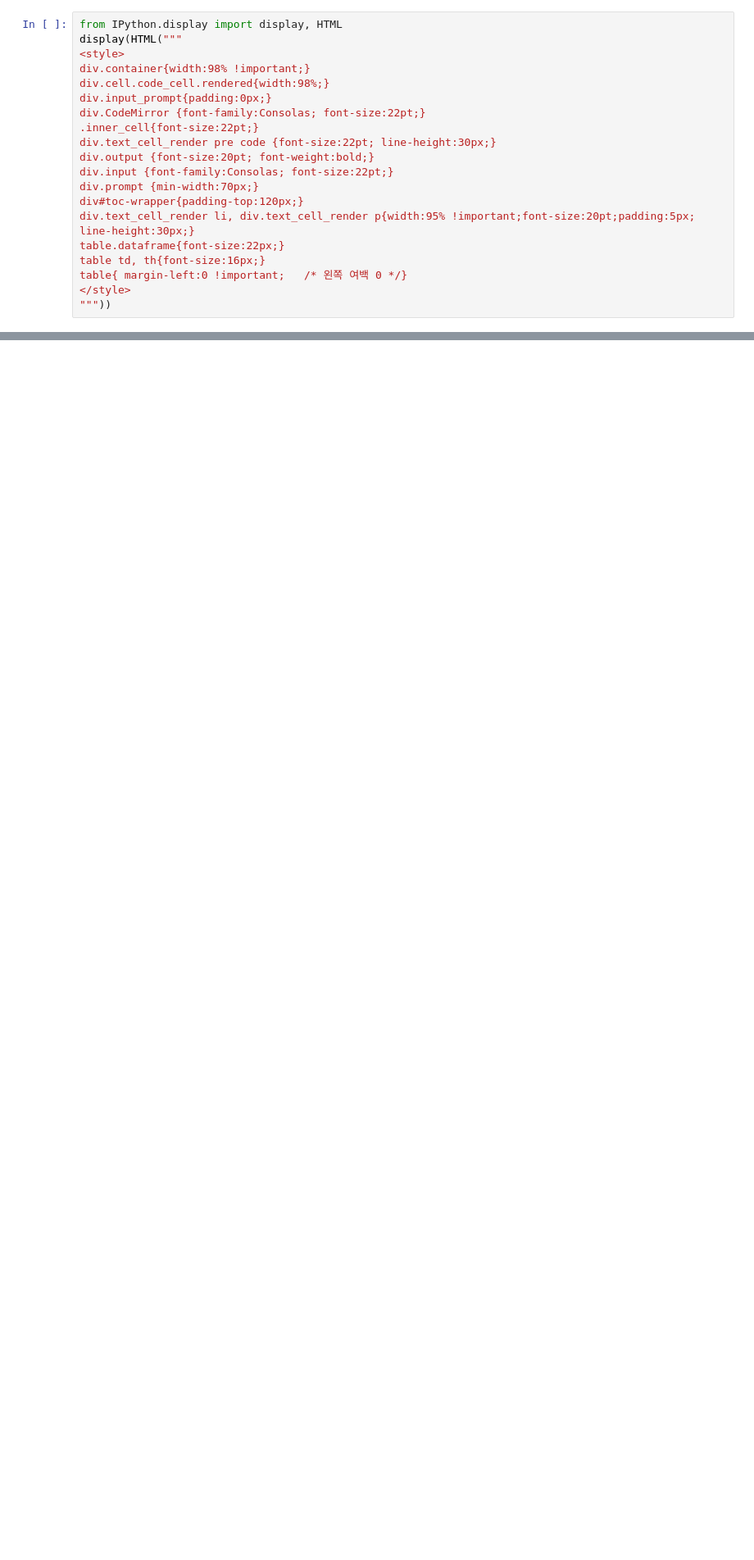
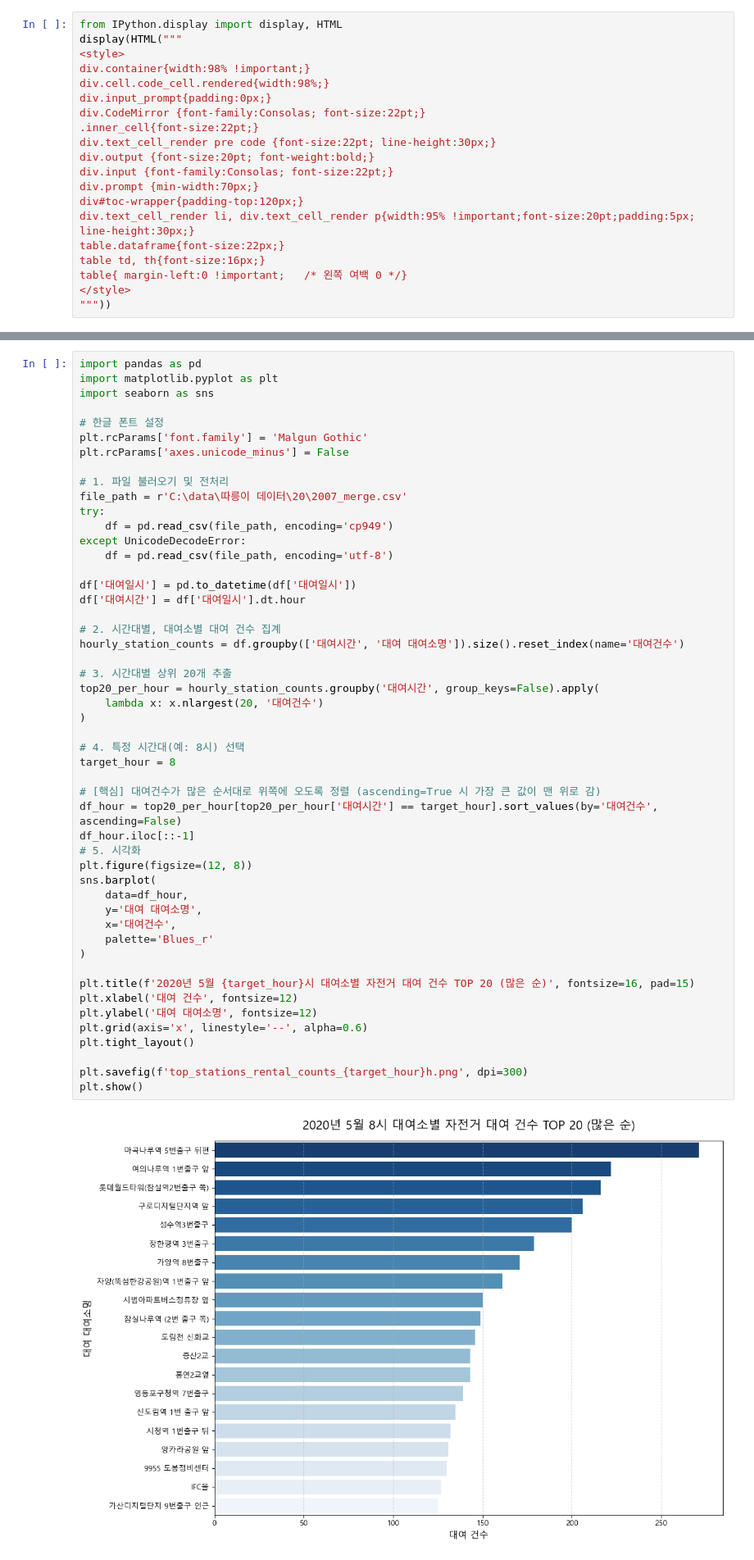
Before and after one commit to wonee-302/ai, a Jupyter notebook: source/Untitled.ipynb, the cells around one changed output, grey strips where cells are left out. Shown at 82% size. Cells and saved outputs as stored; diff of their text form; blank space fills up the shorter version.

```diff
--- a/source/Untitled.ipynb
+++ b/source/Untitled.ipynb
@@ -217,0 +87,52 @@ print("=== 1월부터 12월까지 전체 파일의 전처리 및 저장이 완
+# %%
+import pandas as pd
+import matplotlib.pyplot as plt
+import seaborn as sns
+
+# 한글 폰트 설정
+plt.rcParams['font.family'] = 'Malgun Gothic'
+plt.rcParams['axes.unicode_minus'] = False
+
+# 1. 파일 불러오기 및 전처리
+file_path = r'C:\data\따릉이 데이터\20\2007_merge.csv'
+try:
+    df = pd.read_csv(file_path, encoding='cp949')
+except UnicodeDecodeError:
+    df = pd.read_csv(file_path, encoding='utf-8')
+
+df['대여일시'] = pd.to_datetime(df['대여일시'])
+df['대여시간'] = df['대여일시'].dt.hour
+
+# 2. 시간대별, 대여소별 대여 건수 집계
+hourly_station_counts = df.groupby(['대여시간', '대여 대여소명']).size().reset_index(name='대여건수')
+
+# 3. 시간대별 상위 20개 추출
+top20_per_hour = hourly_station_counts.groupby('대여시간', group_keys=False).apply(
+    lambda x: x.nlargest(20, '대여건수')
+)
+
+# 4. 특정 시간대(예: 8시) 선택
+target_hour = 8
+
+# [핵심] 대여건수가 많은 순서대로 위쪽에 오도록 정렬 (ascending=True 시 가장 큰 값이 맨 위로 감)
+df_hour = top20_per_hour[top20_per_hour['대여시간'] == target_hour].sort_values(by='대여건수', ascending=False)
+df_hour.iloc[::-1]
+# 5. 시각화
+plt.figure(figsize=(12, 8))
+sns.barplot(
+    data=df_hour,
+    y='대여 대여소명',
+    x='대여건수',
+    palette='Blues_r'
+)
+
+plt.title(f'2020년 5월 {target_hour}시 대여소별 자전거 대여 건수 TOP 20 (많은 순)', fontsize=16, pad=15)
+plt.xlabel('대여 건수', fontsize=12)
+plt.ylabel('대여 대여소명', fontsize=12)
+plt.grid(axis='x', linestyle='--', alpha=0.6)
+plt.tight_layout()
+
+plt.savefig(f'top_stations_rental_counts_{target_hour}h.png', dpi=300)
+plt.show()
+# %% [output]
+[figure, added]
```
Also changed, not shown: parts of 8 cells of this notebook, 55 other files.
